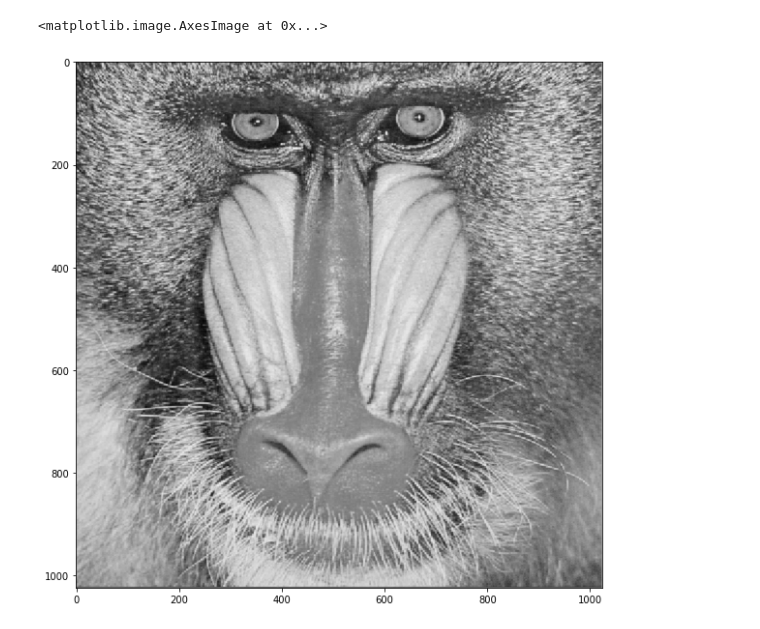
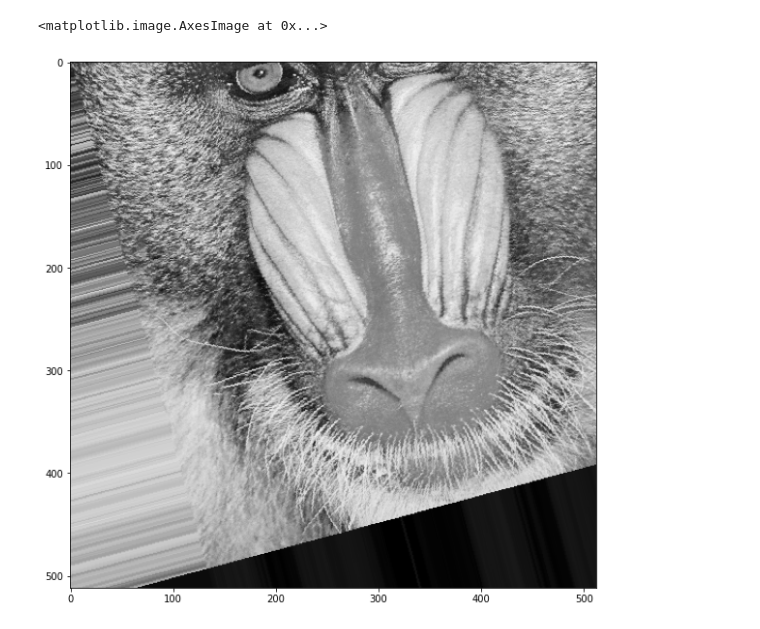
Before and after one commit to maldonadoq/image-processing, a Jupyter notebook: exercise/ex4/interpolation.ipynb, the cells around one changed output. Drawn from its saved outputs; the diff is of its cells as text; code cells hidden in the pictures.

```diff
--- a/exercise/ex4/interpolation.ipynb
+++ b/exercise/ex4/interpolation.ipynb
@@ -8,5 +29,17 @@ img = cv.imread('./images/baboon.png', cv.IMREAD_GRAYSCALE)
+# %%
+# nearest neighbor
+def inter_nearest(img, indices):
+    # round method
+    indices = np.round(indices).astype(int)
+
+    # set zero value
+    x = np.clip(indices[0, :], 0, img.shape[1]-1)
+    y = np.clip(indices[1, :], 0, img.shape[0]-1)
+
+    return img[y, x]
 # %%
-def warp_perspective(img, M, dsize):
+def warp_perspective(img, M, dsize, inter='nearest'):
+    # indices [i, j, 1]
     iY, iX = np.indices(dimensions=dsize)
     indexOutput = np.stack(
         (iX.ravel(), iY.ravel(), np.ones(iY.size))).astype(int)
@@ -14,35 +47,29 @@ def warp_perspective(img, M, dsize):
     # inverse matrix
     IM = np.linalg.inv(M)
     indexInput = IM.dot(indexOutput)
+    indexInput /= indexInput[2, :]
 
-    # :todo interpolation
-    indexInput = np.round(indexInput / indexInput[2, :]).astype(int)
+    # interpolation type
+    if inter == 'nearest':
+        out = inter_nearest(img, indexInput)
+    elif inter == 'bilinear':
+        out = inter_bilinear(img, indexInput)
+    else:
+        out = inter_nearest(img, indexInput)
 
-    # set zero value
-    indexInput = indexInput.transpose()
-    index = np.where((indexInput[:, 0] < 0) | (indexInput[:, 0] >= img.shape[0]) | (
-        indexInput[:, 1] < 0) | (indexInput[:, 1] >= img.shape[1]))
-    indexInput[index] = 0
-
-    res = img[indexInput[:, 1], indexInput[:, 0]]
-    return res.reshape(dsize)
+    return out.reshape(dsize)
 # %%
 plt.figure(figsize=(10, 10))
 
-""" tetha = -np.pi / 12
+tetha = -np.pi / 12
 M = np.array([
     [np.cos(tetha), -np.sin(tetha), 0],
     [np.sin(tetha), np.cos(tetha), 0],
     [0, 0, 1]
-], dtype='float32') """
+], dtype='float32')
 
-M = np.array([
-    [2, 0, 0],
-    [0, 2, 0],
-    [0, 0, 1]
-], dtype='float32')
-out = warp_perspective(img, M, (1024, 1024))
+out = warp_perspective(img, M, (512, 512))
 plt.imshow(out, cmap='gray')
 # %% [output]
 <matplotlib.image.AxesImage at 0x...>
-[figure, old version]
+[figure, new version]
```
Also changed, not shown: parts of 1 cell of this notebook.
